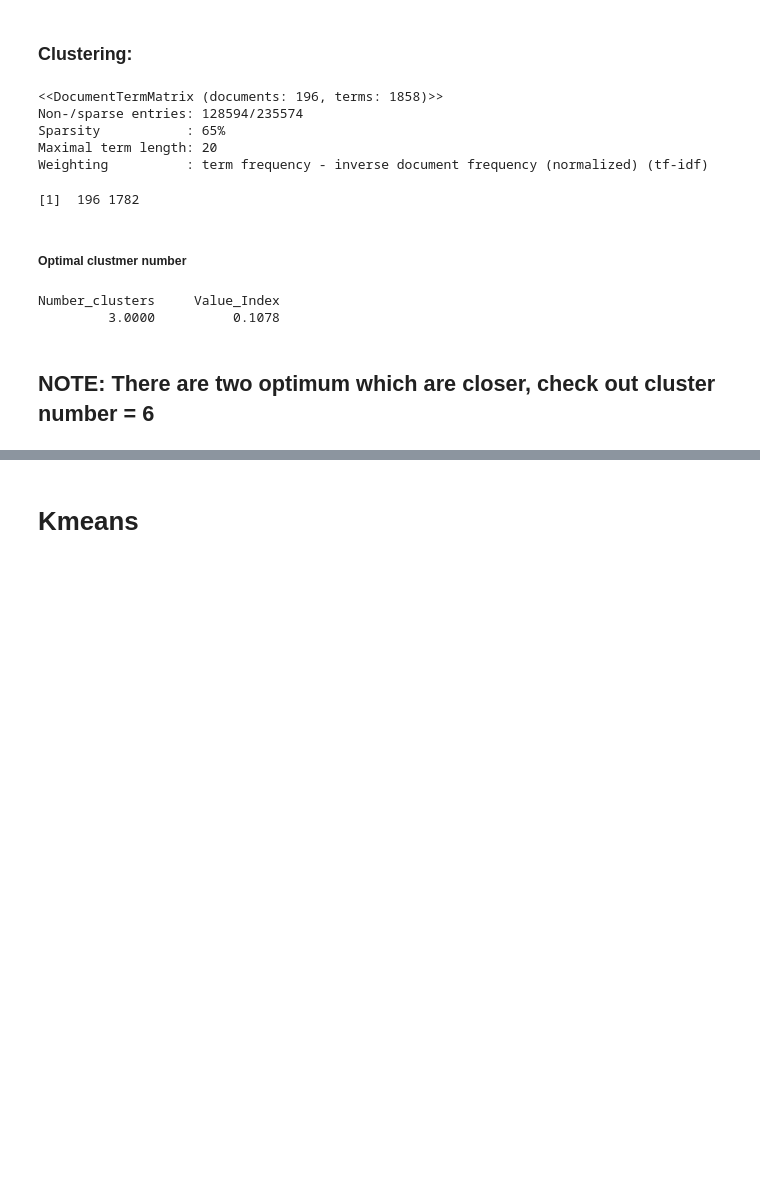
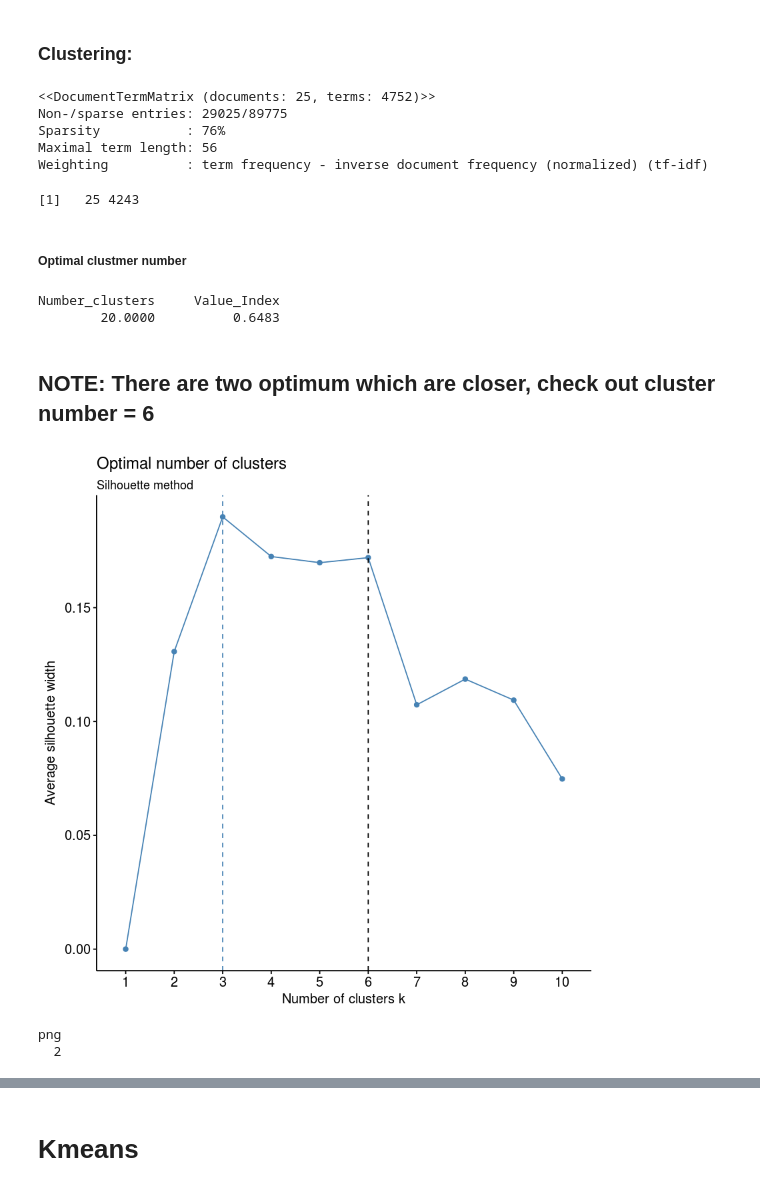
Before and after one commit to harishaaram/Topic-Modeling, a Jupyter notebook: Text_Analysis_Fedspeech.ipynb, the cells around one changed output, grey strips where cells are left out. Cells and saved outputs as stored; diff of their text form; code cells hidden in the pictures; blank space fills up the shorter version.

```diff
--- a/Text_Analysis_Fedspeech.ipynb
+++ b/Text_Analysis_Fedspeech.ipynb
@@ -43,6 +54,6 @@ library(topicmodels)
 # %%
 ## BUILDING CORPUS
 
-folder <-"/home/harish/PycharmProjects/Topic-Modeling/Data Extraction/dataset/FullDataset/"
+folder <-"/home/harish/PycharmProjects/Topic-Modeling/Data Extraction/dataset/FullDataset/yearbasis/"
 summary(folder)
 corpus_name <- Corpus(DirSource(folder, recursive=TRUE),readerControl = list(reader=readPlain));
@@ -163,12 +197,12 @@ tfidf# how does the sparsity increases compared to dtms?
 sparse<-removeSparseTerms(tfidf,0.995)
 s<-as.matrix(sparse); dim(s)
 # %% [output]
-<<DocumentTermMatrix (documents: 196, terms: 1858)>>
-Non-/sparse entries: 128594/235574
-Sparsity           : 65%
-Maximal term length: 20
+<<DocumentTermMatrix (documents: 25, terms: 4752)>>
+Non-/sparse entries: 29025/89775
+Sparsity           : 76%
+Maximal term length: 56
 Weighting          : term frequency - inverse document frequency (normalized) (tf-idf)
-[1]  196 1782
+[1]   25 4243
 # %% [markdown]
 ##### Optimal clustmer number
 # %%
@@ -184,13 +218,20 @@ res$Best.nc
 # res
 # %% [output]
 Number_clusters     Value_Index
-         3.0000          0.1078
+        20.0000          0.6483
 # %% [markdown]
 ## NOTE: There are two optimum which are closer, check out  cluster number = 6
 # %%
-# f+geom_vline(xintercept = 6, linetype = 2)+labs(subtitle = "Silhouette method")
+f+geom_vline(xintercept = 6, linetype = 2)+labs(subtitle = "Silhouette method")
+# %% [output]
+[figure, added]
 # %%
-# fviz_nbclust(s, kmeans, method = "wss") +
-# geom_vline(xintercept = 6, linetype = 2)+
-# labs(subtitle = "Elbow method")
+png("elbow cluster.png")
+fviz_nbclust(s, kmeans, method = "wss") +
+geom_vline(xintercept = 6, linetype = 2)+
+labs(subtitle = "Elbow method")
+dev.off()
+# %% [output]
+png
+  2
 # %%
```
Also changed, not shown: parts of 43 cells of this notebook, 1 other file.
